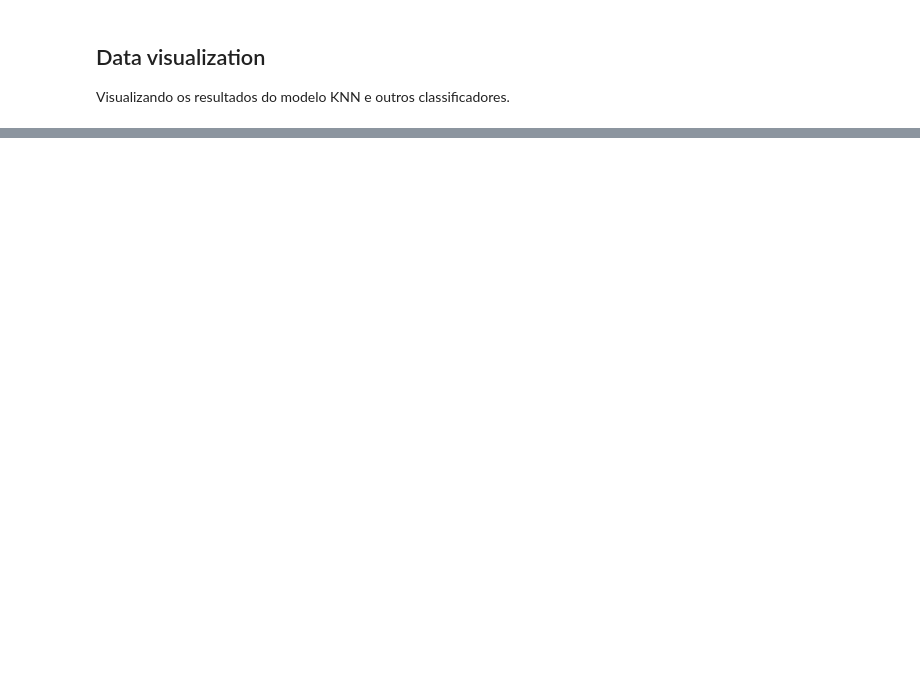
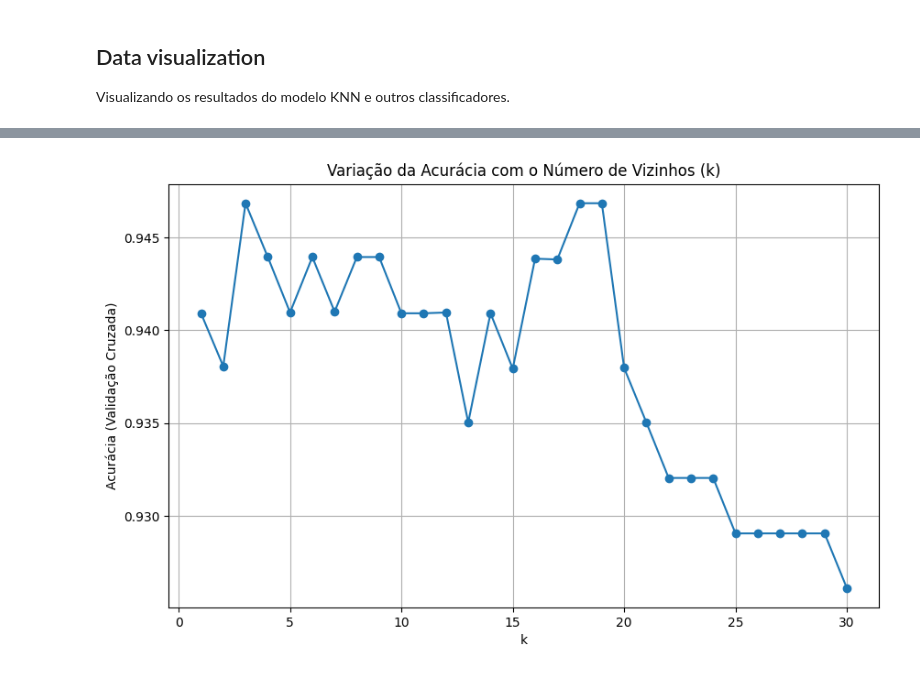
Before and after one commit to lucianobajr/prediction-cancer-knn, a Jupyter notebook: src/main.ipynb, the cells around one changed output, grey strips where cells are left out. Drawn from its saved outputs; the diff is of its cells as text; code cells hidden in the pictures; blank space fills up the shorter version.

```diff
--- a/src/main.ipynb
+++ b/src/main.ipynb
@@ -672,0 +631,19 @@ plt.show()
+# %%
+
+# Variação da Acurácia com k
+k_range = range(1, 31)
+accuracies = []
+for k in k_range:
+    knn = KNeighborsClassifier(n_neighbors=k)
+    scores = cross_val_score(knn, X_train_scaled, y_train, cv=5, scoring='accuracy')
+    accuracies.append(scores.mean())
+
+plt.figure(figsize=(10, 6))
+plt.plot(k_range, accuracies, marker='o')
+plt.title('Variação da Acurácia com o Número de Vizinhos (k)')
+plt.xlabel('k')
+plt.ylabel('Acurácia (Validação Cruzada)')
+plt.grid(True)
+plt.show()
+# %% [output]
+[figure, added]
```
Also changed, not shown: parts of 15 cells of this notebook.
